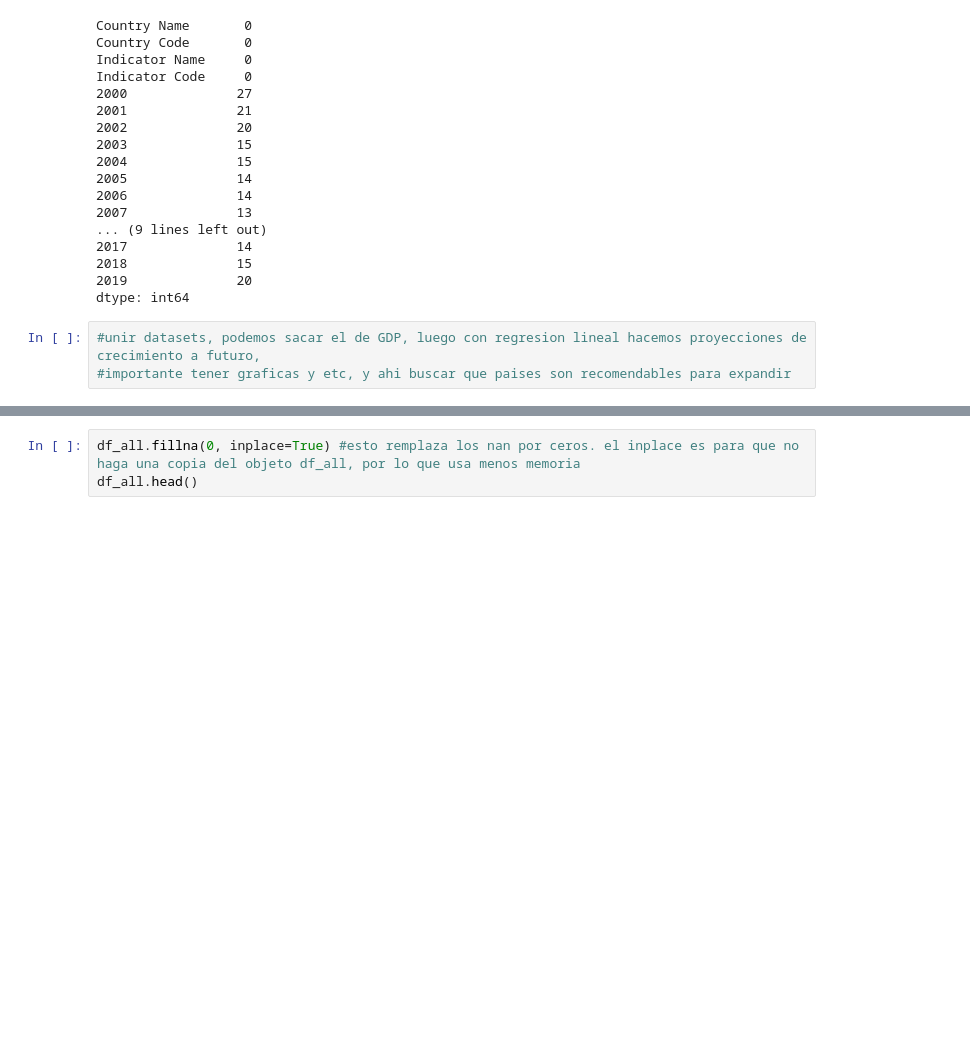
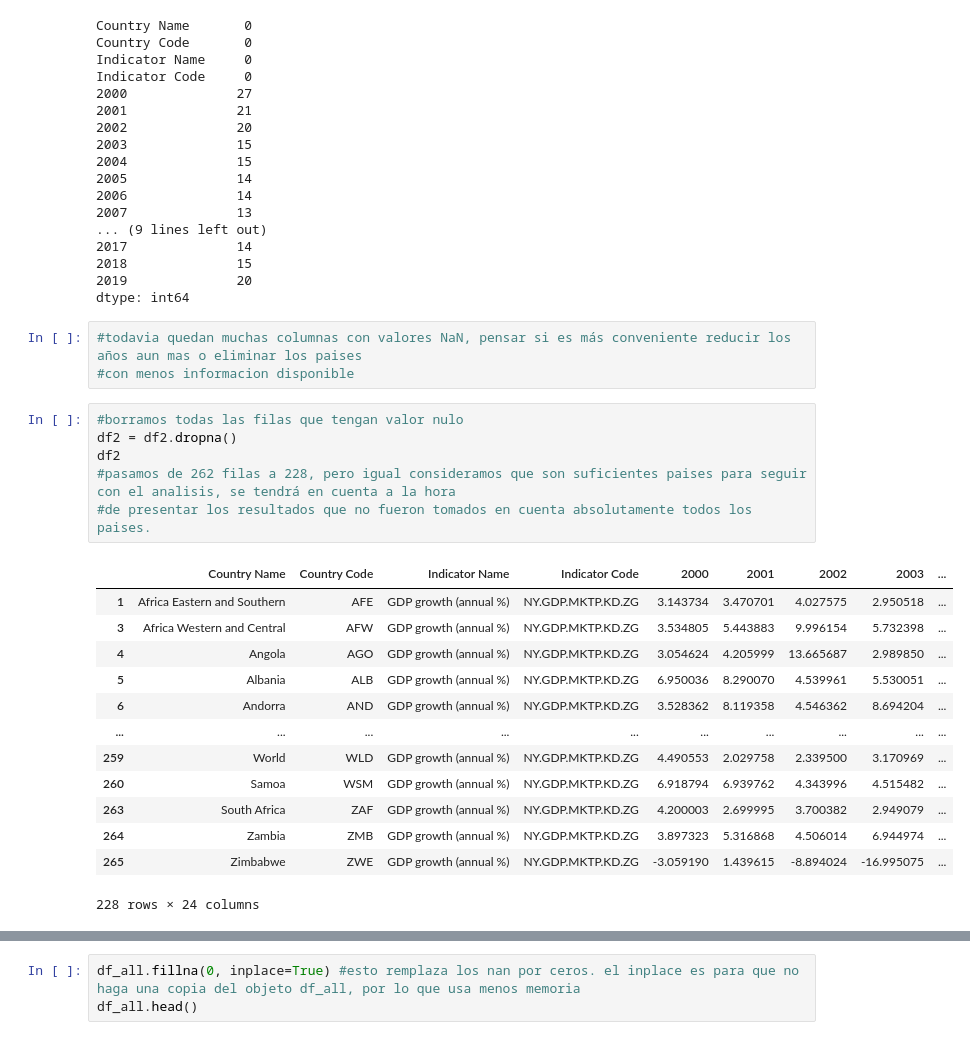
Before and after one commit to proyecto-analitica-empresarial/Entrega, a Jupyter notebook: Analitica_empresarial_Copy1.ipynb, the cells around one changed output, grey strips where cells are left out. Cells and saved outputs as stored; diff of their text form; blank space fills up the shorter version.

```diff
--- a/Analitica_empresarial_Copy1.ipynb
+++ b/Analitica_empresarial_Copy1.ipynb
@@ -143,7 +194,27 @@ Indicator Code     0
 2018              15
 2019              20
 dtype: int64
-# %%
-#unir datasets, podemos sacar el de GDP, luego con regresion lineal hacemos proyecciones de crecimiento a futuro,
-#importante tener graficas y etc, y ahi buscar que paises son recomendables para expandir
+# %%
+#todavia quedan muchas columnas con valores NaN, pensar si es más conveniente reducir los años aun mas o eliminar los paises
+#con menos informacion disponible
+# %%
+#borramos todas las filas que tengan valor nulo
+df2 = df2.dropna()
+df2
+#pasamos de 262 filas a 228, pero igual consideramos que son suficientes paises para seguir con el analisis, se tendrá en cuenta a la hora
+#de presentar los resultados que no fueron tomados en cuenta absolutamente todos los paises.
+# %% [output]
+|  | Country Name | Country Code | Indicator Name | Indicator Code | 2000 | 2001 | 2002 | 2003 | ... |
+| 1 | Africa Eastern and Southern | AFE | GDP growth (annual %) | NY.GDP.MKTP.KD.ZG | 3.143734 | 3.470701 | 4.027575 | 2.950518 | ... |
+| 3 | Africa Western and Central | AFW | GDP growth (annual %) | NY.GDP.MKTP.KD.ZG | 3.534805 | 5.443883 | 9.996154 | 5.732398 | ... |
+| 4 | Angola | AGO | GDP growth (annual %) | NY.GDP.MKTP.KD.ZG | 3.054624 | 4.205999 | 13.665687 | 2.989850 | ... |
+| 5 | Albania | ALB | GDP growth (annual %) | NY.GDP.MKTP.KD.ZG | 6.950036 | 8.290070 | 4.539961 | 5.530051 | ... |
+| 6 | Andorra | AND | GDP growth (annual %) | NY.GDP.MKTP.KD.ZG | 3.528362 | 8.119358 | 4.546362 | 8.694204 | ... |
+| ... | ... | ... | ... | ... | ... | ... | ... | ... | ... |
+| 259 | World | WLD | GDP growth (annual %) | NY.GDP.MKTP.KD.ZG | 4.490553 | 2.029758 | 2.339500 | 3.170969 | ... |
+| 260 | Samoa | WSM | GDP growth (annual %) | NY.GDP.MKTP.KD.ZG | 6.918794 | 6.939762 | 4.343996 | 4.515482 | ... |
+| 263 | South Africa | ZAF | GDP growth (annual %) | NY.GDP.MKTP.KD.ZG | 4.200003 | 2.699995 | 3.700382 | 2.949079 | ... |
+| 264 | Zambia | ZMB | GDP growth (annual %) | NY.GDP.MKTP.KD.ZG | 3.897323 | 5.316868 | 4.506014 | 6.944974 | ... |
+| 265 | Zimbabwe | ZWE | GDP growth (annual %) | NY.GDP.MKTP.KD.ZG | -3.059190 | 1.439615 | -8.894024 | -16.995075 | ... |
+228 rows × 24 columns
 # %%
```
Also changed, not shown: parts of 11 cells of this notebook.
